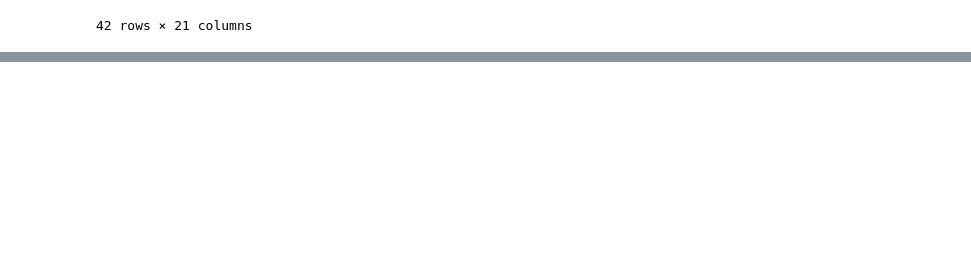
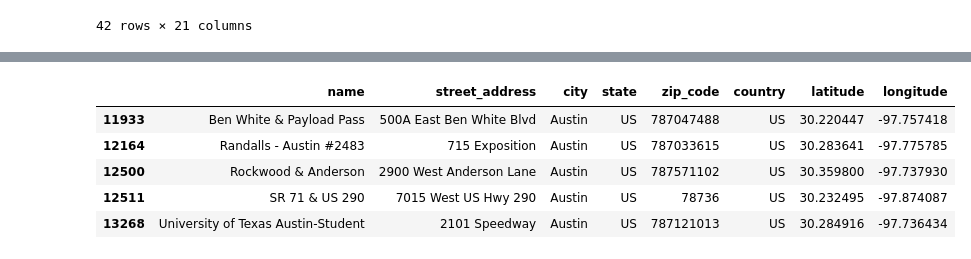
Before and after one commit to EGeorge2021r/Fintech5Falcons, a Jupyter notebook: Resources/demo_estate_data.ipynb, the cells around one changed output, grey strips where cells are left out. Saved outputs shown, nothing was run; the diff lists cells and outputs as text; code cells hidden in the pictures; blank space fills up the shorter version.

```diff
--- a/Resources/demo_estate_data.ipynb
+++ b/Resources/demo_estate_data.ipynb
@@ -184,0 +178,10 @@ austin_starbucks_df.drop(['phone_number_1', 'phone_number_2', 'email_1', 'email_
+# %%
+#Display the Dataframe first 5 rows or head
+clean_austin_starbucks_df.head()
+# %% [output]
+|  | name | street_address | city | state | zip_code | country | latitude | longitude |
+| 11933 | Ben White & Payload Pass | 500A East Ben White Blvd | Austin | US | 787047488 | US | 30.220447 | -97.757418 |
+| 12164 | Randalls - Austin #2483 | 715 Exposition | Austin | US | 787033615 | US | 30.283641 | -97.775785 |
+| 12500 | Rockwood & Anderson | 2900 West Anderson Lane | Austin | US | 787571102 | US | 30.359800 | -97.737930 |
+| 12511 | SR 71 & US 290 | 7015 West US Hwy 290 | Austin | US | 78736 | US | 30.232495 | -97.874087 |
+| 13268 | University of Texas Austin-Student | 2101 Speedway | Austin | US | 787121013 | US | 30.284916 | -97.736434 |
```
Also changed, not shown: parts of 5 cells of this notebook.
